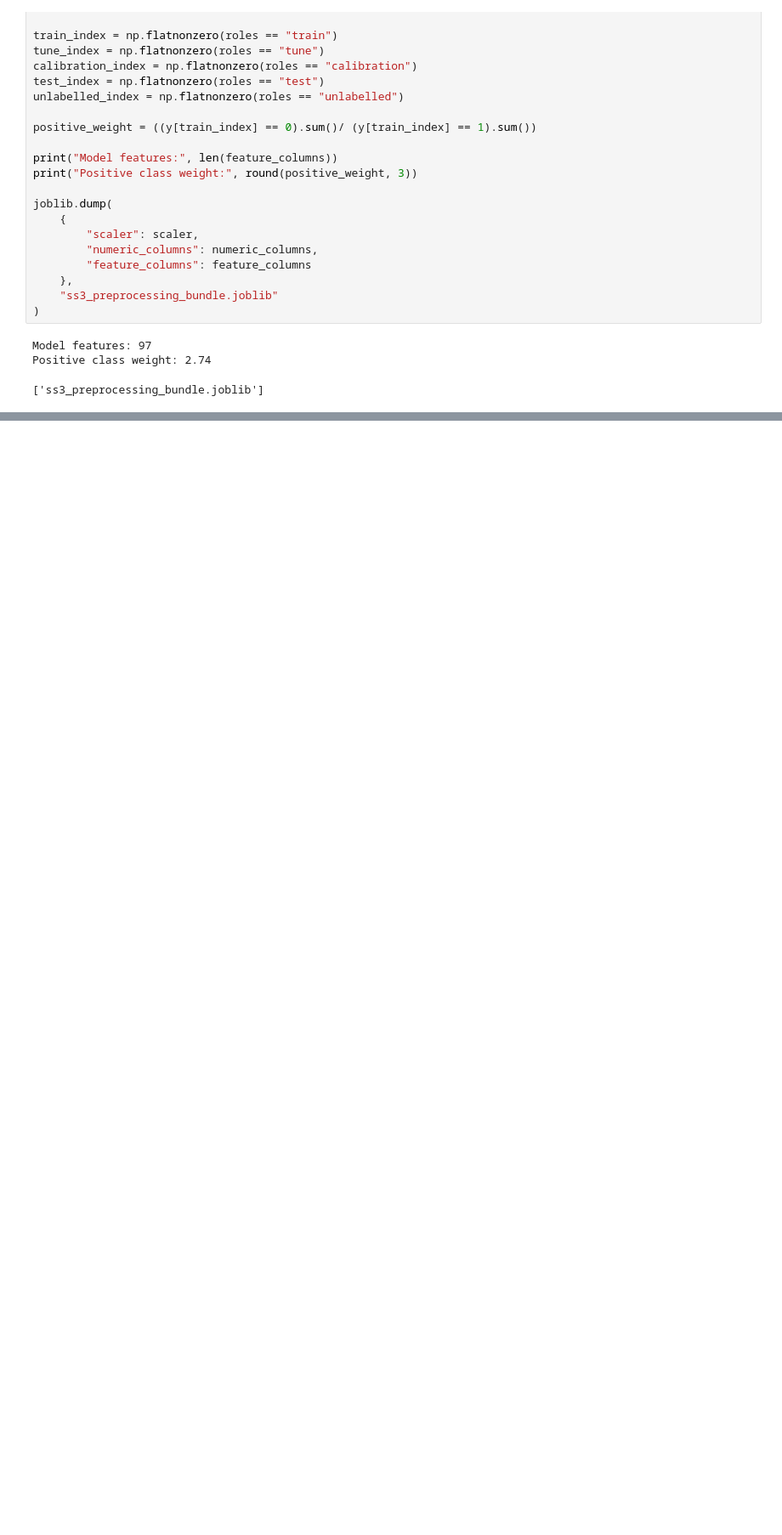
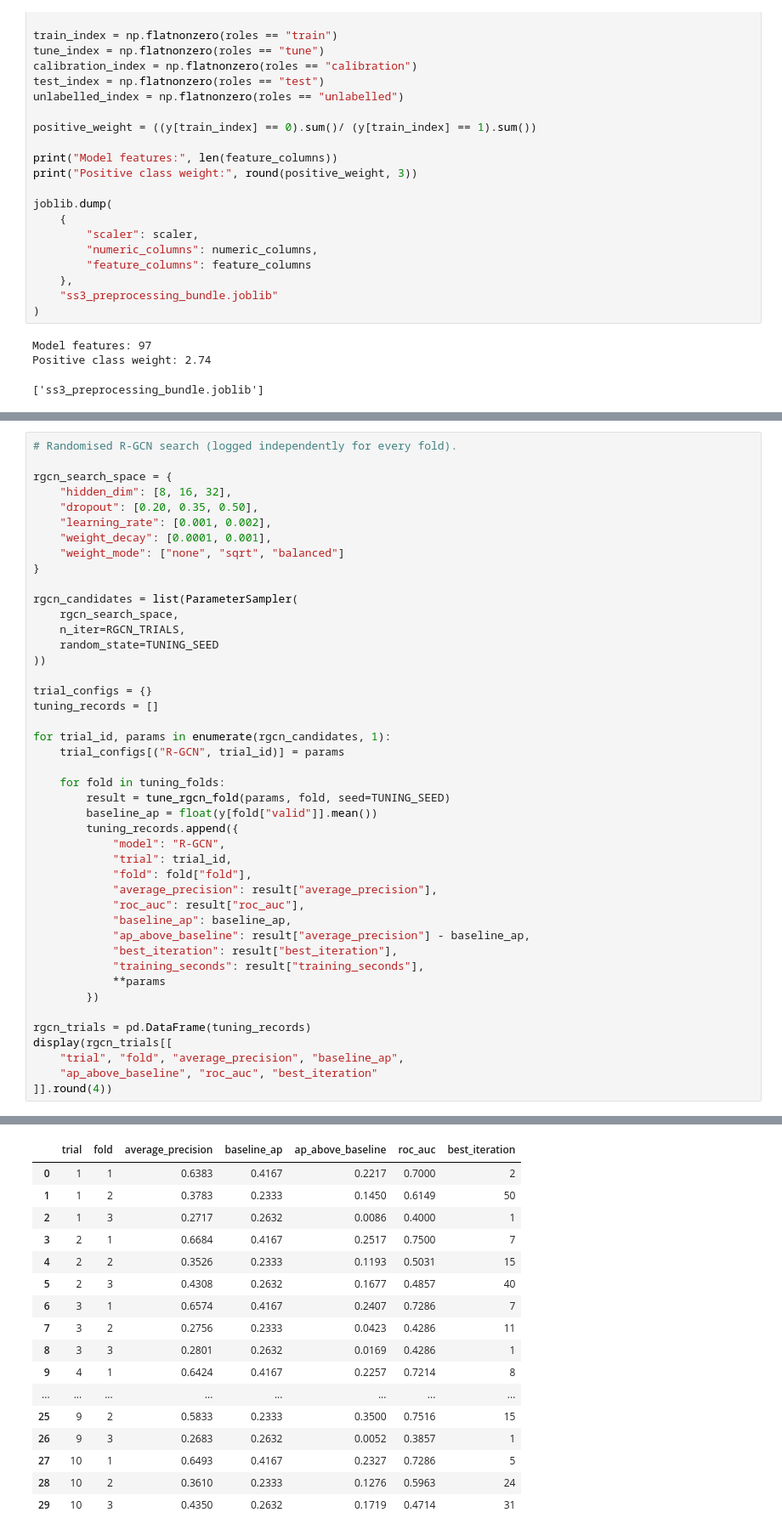
Before and after one commit to bjvvuuren/predict-play, a Jupyter notebook: modelling/SS3_PartB.ipynb, the cells around one changed output, grey strips where cells are left out. Shown at 85% size. Cells and saved outputs as stored; diff of their text form; blank space fills up the shorter version.

```diff
--- a/modelling/SS3_PartB.ipynb
+++ b/modelling/SS3_PartB.ipynb
@@ -1370,0 +1846,45 @@ Positive class weight: 2.74
+# %%
+# Randomised R-GCN search (logged independently for every fold).
+
+rgcn_search_space = {
+    "hidden_dim": [8, 16, 32],
+    "dropout": [0.20, 0.35, 0.50],
+    "learning_rate": [0.001, 0.002],
+    "weight_decay": [0.0001, 0.001],
+    "weight_mode": ["none", "sqrt", "balanced"]
+}
+
+rgcn_candidates = list(ParameterSampler(
+    rgcn_search_space,
+    n_iter=RGCN_TRIALS,
+    random_state=TUNING_SEED
+))
+
+trial_configs = {}
+tuning_records = []
+
+for trial_id, params in enumerate(rgcn_candidates, 1):
+    trial_configs[("R-GCN", trial_id)] = params
+
+    for fold in tuning_folds:
+        result = tune_rgcn_fold(params, fold, seed=TUNING_SEED)
+        baseline_ap = float(y[fold["valid"]].mean())
+        tuning_records.append({
+            "model": "R-GCN",
+            "trial": trial_id,
+            "fold": fold["fold"],
+            "average_precision": result["average_precision"],
+            "roc_auc": result["roc_auc"],
+            "baseline_ap": baseline_ap,
+            "ap_above_baseline": result["average_precision"] - baseline_ap,
+            "best_iteration": result["best_iteration"],
+            "training_seconds": result["training_seconds"],
+            **params
+        })
+
+rgcn_trials = pd.DataFrame(tuning_records)
+display(rgcn_trials[[
+    "trial", "fold", "average_precision", "baseline_ap",
+    "ap_above_baseline", "roc_auc", "best_iteration"
+]].round(4))
+# %% [output]
@@ -1370,0 +1901,17 @@ Positive class weight: 2.74
+|  | trial | fold | average_precision | baseline_ap | ap_above_baseline | roc_auc | best_iteration |
+| 0 | 1 | 1 | 0.6383 | 0.4167 | 0.2217 | 0.7000 | 2 |
+| 1 | 1 | 2 | 0.3783 | 0.2333 | 0.1450 | 0.6149 | 50 |
+| 2 | 1 | 3 | 0.2717 | 0.2632 | 0.0086 | 0.4000 | 1 |
+| 3 | 2 | 1 | 0.6684 | 0.4167 | 0.2517 | 0.7500 | 7 |
+| 4 | 2 | 2 | 0.3526 | 0.2333 | 0.1193 | 0.5031 | 15 |
+| 5 | 2 | 3 | 0.4308 | 0.2632 | 0.1677 | 0.4857 | 40 |
+| 6 | 3 | 1 | 0.6574 | 0.4167 | 0.2407 | 0.7286 | 7 |
+| 7 | 3 | 2 | 0.2756 | 0.2333 | 0.0423 | 0.4286 | 11 |
+| 8 | 3 | 3 | 0.2801 | 0.2632 | 0.0169 | 0.4286 | 1 |
+| 9 | 4 | 1 | 0.6424 | 0.4167 | 0.2257 | 0.7214 | 8 |
+| ... | ... | ... | ... | ... | ... | ... | ... |
+| 25 | 9 | 2 | 0.5833 | 0.2333 | 0.3500 | 0.7516 | 15 |
+| 26 | 9 | 3 | 0.2683 | 0.2632 | 0.0052 | 0.3857 | 1 |
+| 27 | 10 | 1 | 0.6493 | 0.4167 | 0.2327 | 0.7286 | 5 |
+| 28 | 10 | 2 | 0.3610 | 0.2333 | 0.1276 | 0.5963 | 24 |
+| 29 | 10 | 3 | 0.4350 | 0.2632 | 0.1719 | 0.4714 | 31 |
```
Also changed, not shown: parts of 20 cells of this notebook.
